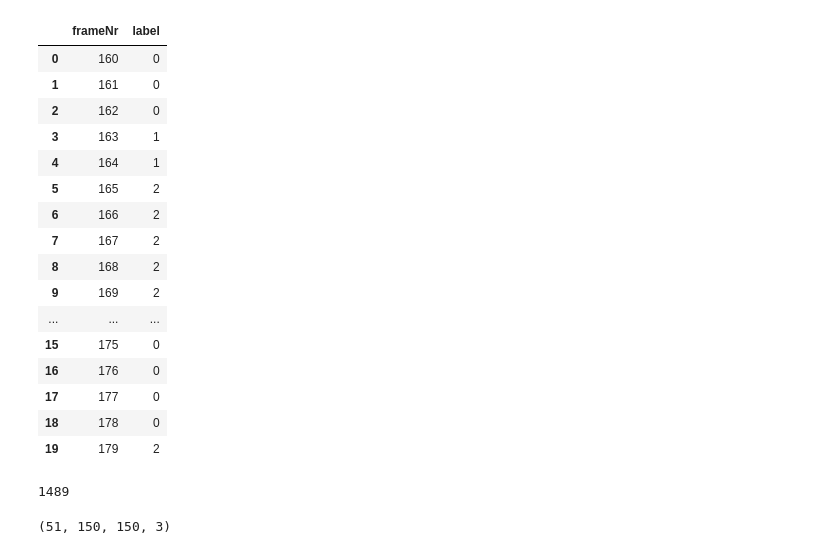
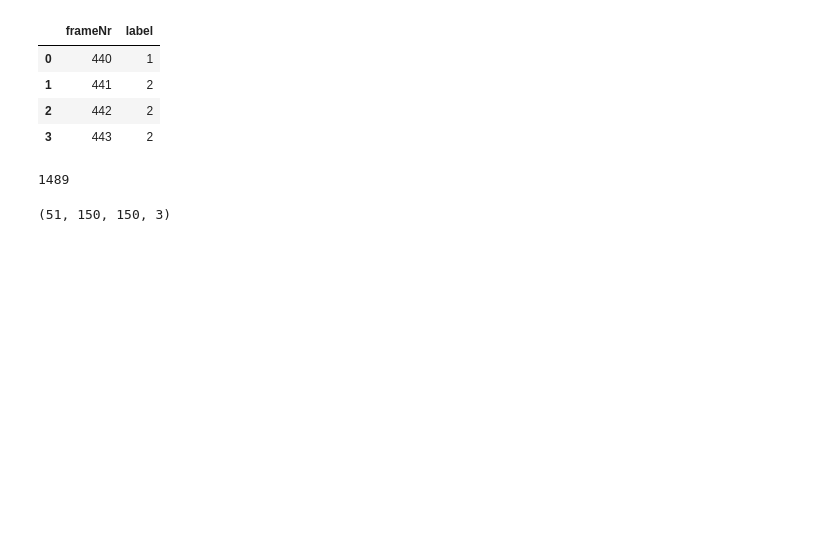
Before and after one commit to mikeddecker/judge, a Jupyter notebook: scripts/test_db_connection.ipynb, the cells around one changed output. Saved outputs shown, nothing was run; the diff lists cells and outputs as text; code cells hidden in the pictures; blank space fills up the shorter version.

```diff
--- a/scripts/test_db_connection.ipynb
+++ b/scripts/test_db_connection.ipynb
@@ -39,23 +39,11 @@ cls.get_randomized_borderlabels_and_batches_per_video(20)
 # %%
-cls.get_borderlabels_batch(videoID=3, batch_nr=8, batch_size=20)
+cls.get_borderlabels_batch(videoID=3, batch_nr=22, batch_size=20)
 # %% [output]
 |  | frameNr | label |
-| 0 | 160 | 0 |
-| 1 | 161 | 0 |
-| 2 | 162 | 0 |
-| 3 | 163 | 1 |
-| 4 | 164 | 1 |
-| 5 | 165 | 2 |
-| 6 | 166 | 2 |
-| 7 | 167 | 2 |
-| 8 | 168 | 2 |
-| 9 | 169 | 2 |
-| ... | ... | ... |
-| 15 | 175 | 0 |
-| 16 | 176 | 0 |
-| 17 | 177 | 0 |
-| 18 | 178 | 0 |
-| 19 | 179 | 2 |
+| 0 | 440 | 1 |
+| 1 | 441 | 2 |
+| 2 | 442 | 2 |
+| 3 | 443 | 2 |
 # %%
 from utils_cv2 import get_frames, get_video_length
 # %%
```
Also changed, not shown: parts of 12 cells of this notebook, 2 other files.
